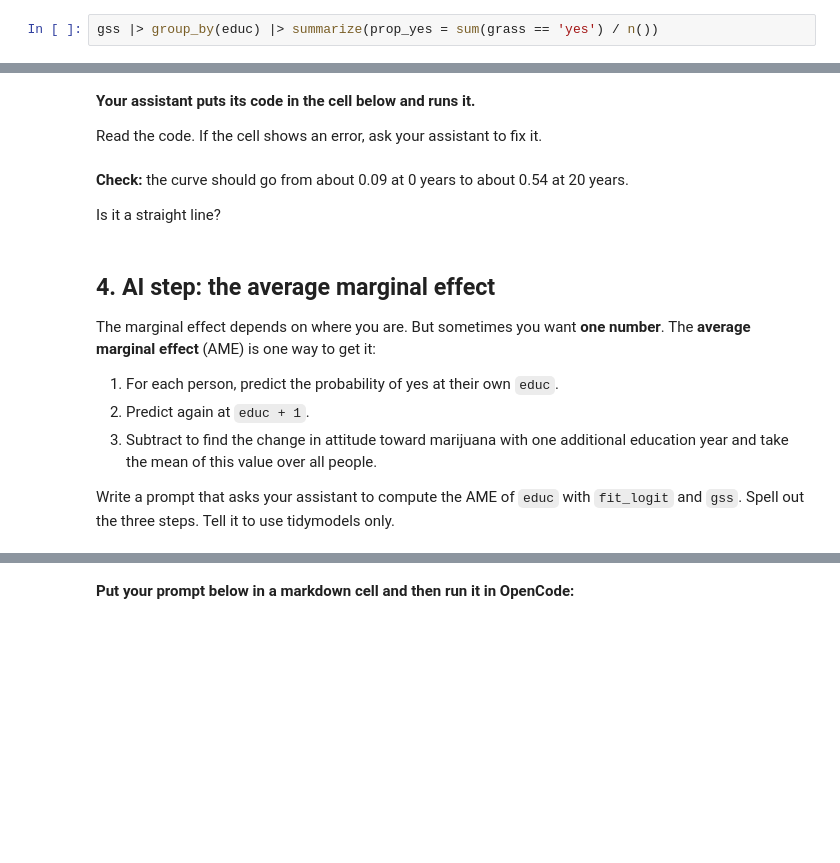
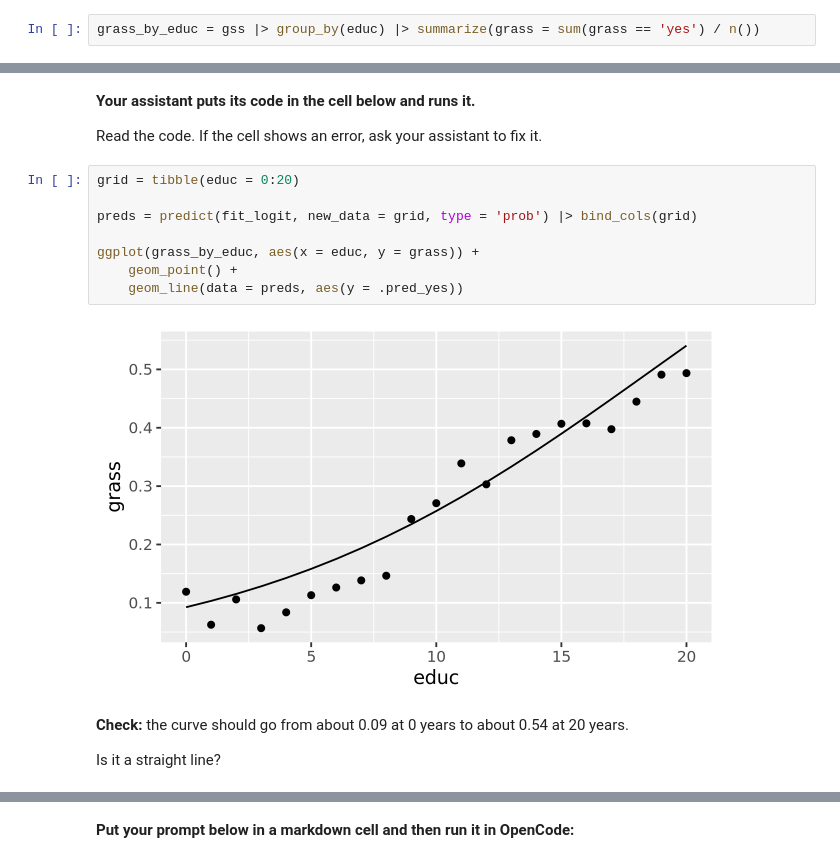
Before and after one commit to dhjeong-06/codespace, a Jupyter notebook: exercises/10-marginal-effect-exercise.ipynb, the cells around one changed output, grey strips where cells are left out. Cells and saved outputs as stored; diff of their text form; blank space fills up the shorter version.

Commit message:
complete exercises/10-marginal-effect-exercise.ipynb

```diff
--- a/exercises/10-marginal-effect-exercise.ipynb
+++ b/exercises/10-marginal-effect-exercise.ipynb
@@ -49,4 +49,4 @@ grass_by_educ = gss |> group_by(educ) |> summarize(grass = sum(grass == 'yes') /
 
 </details>
 # %%
-gss |> group_by(educ) |> summarize(prop_yes = sum(grass == 'yes') / n())
+grass_by_educ = gss |> group_by(educ) |> summarize(grass = sum(grass == 'yes') / n())
@@ -115,17 +109,17 @@ Do not change any other cells.
 **Your assistant puts its code in the cell below and runs it.**
 
 Read the code. If the cell shows an error, ask your assistant to fix it.
+# %%
+grid = tibble(educ = 0:20)
+
+preds = predict(fit_logit, new_data = grid, type = 'prob') |> bind_cols(grid)
+
+ggplot(grass_by_educ, aes(x = educ, y = grass)) +
+    geom_point() +
+    geom_line(data = preds, aes(y = .pred_yes))
+# %% [output]
+[figure, added]
 # %% [markdown]
 **Check:** the curve should go from about 0.09 at 0 years to about 0.54 at 20 years.
 
 Is it a straight line?
-# %% [markdown]
-## 4. AI step: the average marginal effect
-
-The marginal effect depends on where you are. But sometimes you want **one number**. The **average marginal effect** (AME) is one way to get it:
-
-1. For each person, predict the probability of yes at their own `educ`.
-2. Predict again at `educ + 1`.
-3. Subtract to find the change in attitude toward marijuana with one additional education year and take the mean of this value over all people.
-
-Write a prompt that asks your assistant to compute the AME of `educ` with `fit_logit` and `gss`. Spell out the three steps. Tell it to use tidymodels only.
```
Also changed, not shown: parts of 6 cells of this notebook.
